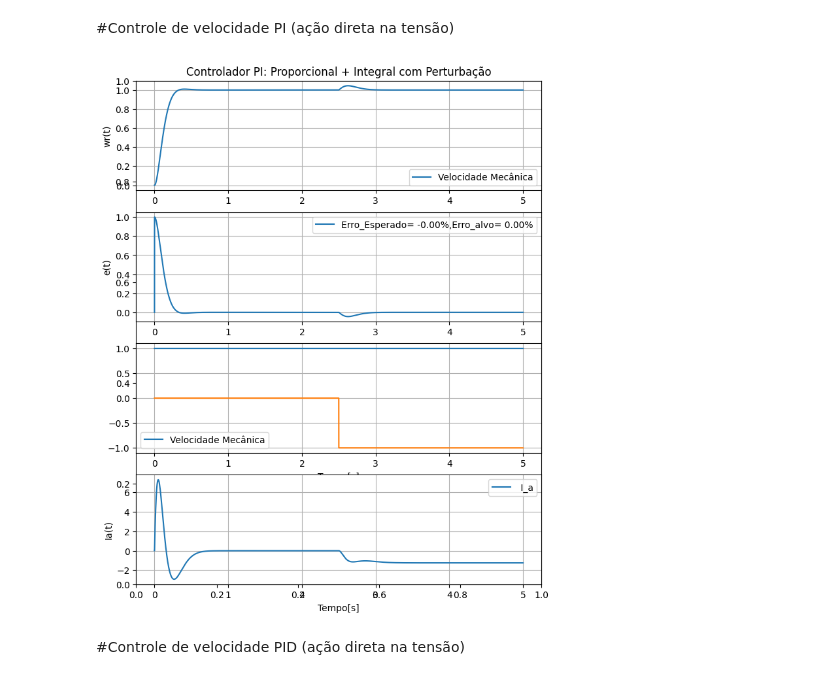
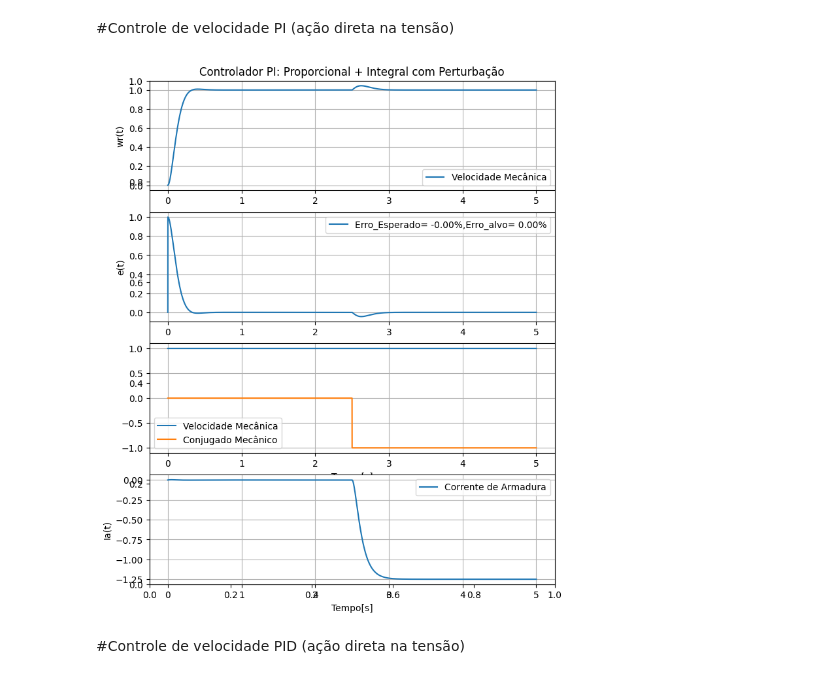
Before and after one commit to valmyr/AcionamentosEletricos_2025.1, a Jupyter notebook: AcionamentosTarefa1.ipynb, the cells around one changed output. Saved outputs shown, nothing was run; the diff lists cells and outputs as text; code cells hidden in the pictures.

```diff
--- a/AcionamentosTarefa1.ipynb
+++ b/AcionamentosTarefa1.ipynb
@@ -321,7 +321,7 @@ Erro_Wr = np.zeros(n_pontos)
 for i in range(n_pontos-1):
   # Cálculo de va(t)
   dva[i] =  (wr_ref[i]-(wr_va[i]+wr_cm[i]))
-  va[i] = Kp*dva[i]+Ki*va[i]
+  va[i] = Kp*h*dva[i]+Ki*va[i]
 
   #Contribuição de va em ia:
   x2_ia_por_va[i+1] = x2_ia_por_va[i]+(h/(T1*T2))*(-x1_ia_por_va[i]-(T1+T2)*x2_ia_por_va[i]+Ka*va[i])
@@ -342,36 +342,36 @@ for i in range(n_pontos-1):
   x2_wr_por_cm[i+1] = x2_wr_por_cm[i]+(h/(T1*T2))*(-x1_wr_por_cm[i]-(T1+T2)*x2_wr_por_cm[i]-Kw*cm[i])
   x1_wr_por_cm[i+1] = x1_wr_por_cm[i]+h*x2_wr_por_cm[i]
   wr_cm[i+1] =  x1_wr_por_cm[i]+Tw*x2_wr_por_cm[i]
 ia = ia_cm+ia_va
 wr = wr_cm+wr_va
 # ea= kc*fe_non*ia
 plt.figure(figsize=(8,10))
 plt.title("Controlador PI: Proporcional + Integral com Perturbação")
 plt.subplot(4,1,1)
 plt.grid(True)
 plt.plot(t,wr)
 plt.legend(["Velocidade Mecânica"])
 plt.ylabel("wr(t)")
 plt.subplot(4,1,2)
 plt.grid(True)
 plt.plot(t,Erro_Wr)
 plt.legend([f"Erro_Esperado= {100*max(wr_ref[n_pontos-1:]-wr[n_pontos-1:]):.2f}%,Erro_alvo= {E_tolerado*100:.2f}%"])
 plt.ylabel("e(t)")
 plt.subplot(4,1,3)
 plt.grid(True)
 plt.plot(t,wr_ref)
 plt.plot(t,cm)
-plt.legend(["Velocidade Mecânica"])
+plt.legend(["Velocidade Mecânica","Conjugado Mecânico"])
 plt.xlabel("Tempo[s]")
 plt.subplot(4,1,4)
 plt.plot(t,ia)
-plt.legend([" I_a"])
+plt.legend(["Corrente de Armadura"])
 plt.ylabel("Ia(t)")
 plt.xlabel("Tempo[s]")
 plt.grid(True)
 plt.show()
 # %% [output]
-[figure, old version]
+[figure, new version]
 # %% [markdown]
 #Controle de velocidade PID (ação direta na tensão)
 # %%
```
Also changed, not shown: parts of 1 cell of this notebook.
